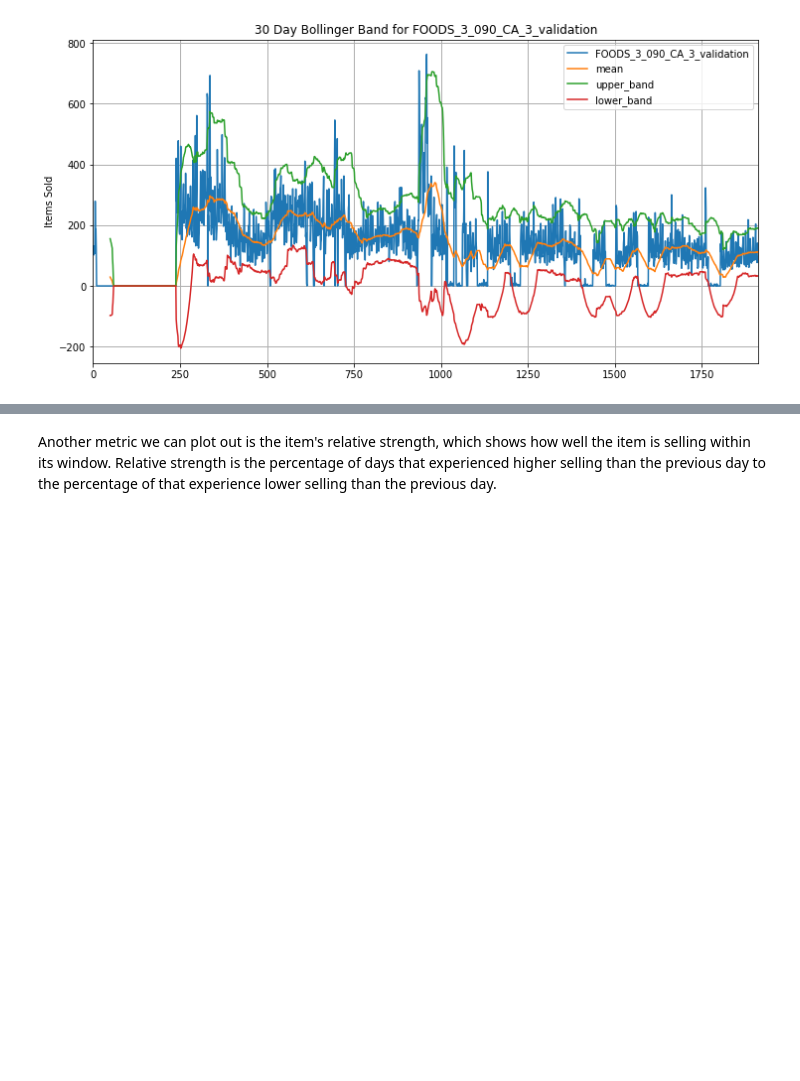
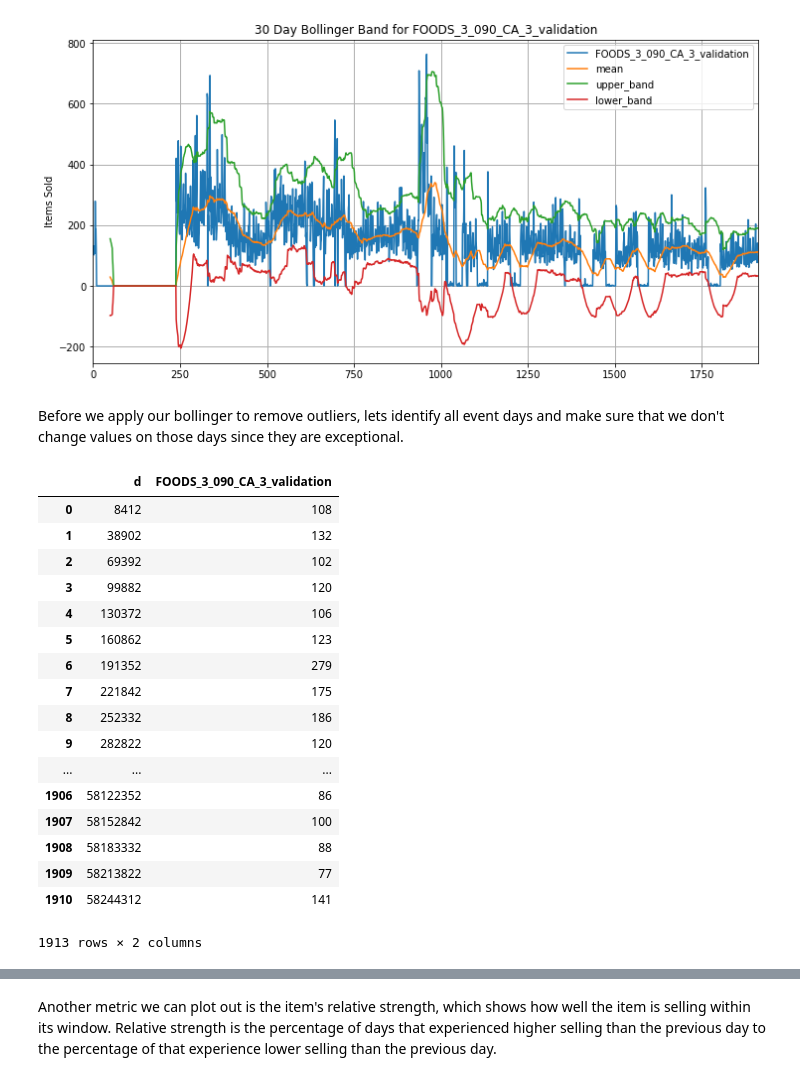
Before and after one commit to Luke-Gray/M5-Accuracy, a Jupyter notebook: M5 Visualizing Strength and Volatility.ipynb, the cells around one changed output, grey strips where cells are left out. Cells and saved outputs as stored; diff of their text form; code cells hidden in the pictures; blank space fills up the shorter version.

```diff
--- a/M5 Visualizing Strength and Volatility.ipynb
+++ b/M5 Visualizing Strength and Volatility.ipynb
@@ -32,16 +32,3 @@ sales.head()
 | 3 | HOBBIES_1_004_CA_1_validation | HOBBIES_1_004 | HOBBIES_1 | HOBBIES | CA_1 | CA | 0 | 0 | 0 | 0 | 0 | ... |
 | 4 | HOBBIES_1_005_CA_1_validation | HOBBIES_1_005 | HOBBIES_1 | HOBBIES | CA_1 | CA | 0 | 0 | 0 | 0 | 0 | ... |
 5 rows × 1919 columns
-# %%
-item = 'FOODS_3_090_CA_3_validation'
-colors = cycle(plt.rcParams['axes.prop_cycle'].by_key()['color'])
-d_cols = [col for col in sales.columns if 'd_' in col]
-
-item_df = sales.loc[sales['id'] == item][d_cols].T
-item_df = item_df.rename(columns={sales.index[sales['id']==item].to_list()[0]:item}) # Name it correctly
-item_df = item_df.reset_index().rename(columns={'index': 'd'}) # make the index "d"
-item_df = item_df.merge(cal, how='left', validate='1:1')
-
-cat_df = sales.loc[sales['cat_id'] == 'FOODS'][d_cols].T.mean(axis=0)
-
-item_df.head()
@@ -54,0 +37,2 @@ item_df.head()
+# %%
+stv = pd.melt(sales, id_vars = ['id', 'item_id', 'dept_id', 'cat_id', 'store_id', 'state_id'], var_name = 'day', value_name = 'demand')
@@ -81,2 +91,4 @@ bollinger_bands(item)
 # %% [output]
 [figure]
+# %% [markdown]
+Before we apply our bollinger to remove outliers, lets identify all event days and make sure that we don't change values on those days since they are exceptional.
@@ -82,0 +117,26 @@ bollinger_bands(item)
+# %%
+def bollingers(item):
+    '''bollinger bands around the 50-day rolling mean items sold per day for specified item.
+    Args:
+        item(str): id of the item we are wanting to plot.
+
+    Returns:
+        line plot of item sale history as well as 50-day rolling standard deviation of the time series (2):
+    '''
+    item_df = stv.loc[stv['id'] == item]['demand']
+    item_df = item_df.rename(columns={sales.index[sales['id']==item].to_list()[0]:item}) # Name it correctly
+    item_df = item_df.reset_index().rename(columns={'index': 'd', 0:item}) # make the index "d"
+    item_df['mean'] = item_df[item].rolling(window=50).mean()
+    item_df['std'] = item_df[item].rolling(window=50).std()
+    item_df['upper_band'] = item_df['mean'] + (item_df['std'] * 2)
+    item_df['lower_band'] = item_df['mean'] - (item_df['std'] * 2)
+
+    #lets eliminate any outliers by finding values outside of the bands that are not on event days
+    item_df[item] = np.where(
+    (item_df[item] > item_df['upper_band']) & (item_df['d'].values not in all_events),
+    item_df['upper_band'], item_df[item])
+    item_df[item] = np.where(
+    (item_df[item] < item_df['lower_band']) & (item_df['d'].values not in all_events),
+    item_df['lower_band'], item_df[item])
+
+    return item_df[item].values
@@ -82,0 +145,21 @@ bollinger_bands(item)
+# %%
+bollingers('FOODS_3_090_CA_3_validation')
+# %% [output]
+|  | d | FOODS_3_090_CA_3_validation |
+| 0 | 8412 | 108 |
+| 1 | 38902 | 132 |
+| 2 | 69392 | 102 |
+| 3 | 99882 | 120 |
+| 4 | 130372 | 106 |
+| 5 | 160862 | 123 |
+| 6 | 191352 | 279 |
+| 7 | 221842 | 175 |
+| 8 | 252332 | 186 |
+| 9 | 282822 | 120 |
+| ... | ... | ... |
+| 1906 | 58122352 | 86 |
+| 1907 | 58152842 | 100 |
+| 1908 | 58183332 | 88 |
+| 1909 | 58213822 | 77 |
+| 1910 | 58244312 | 141 |
+1913 rows × 2 columns
```
Also changed, not shown: parts of 25 cells of this notebook.
